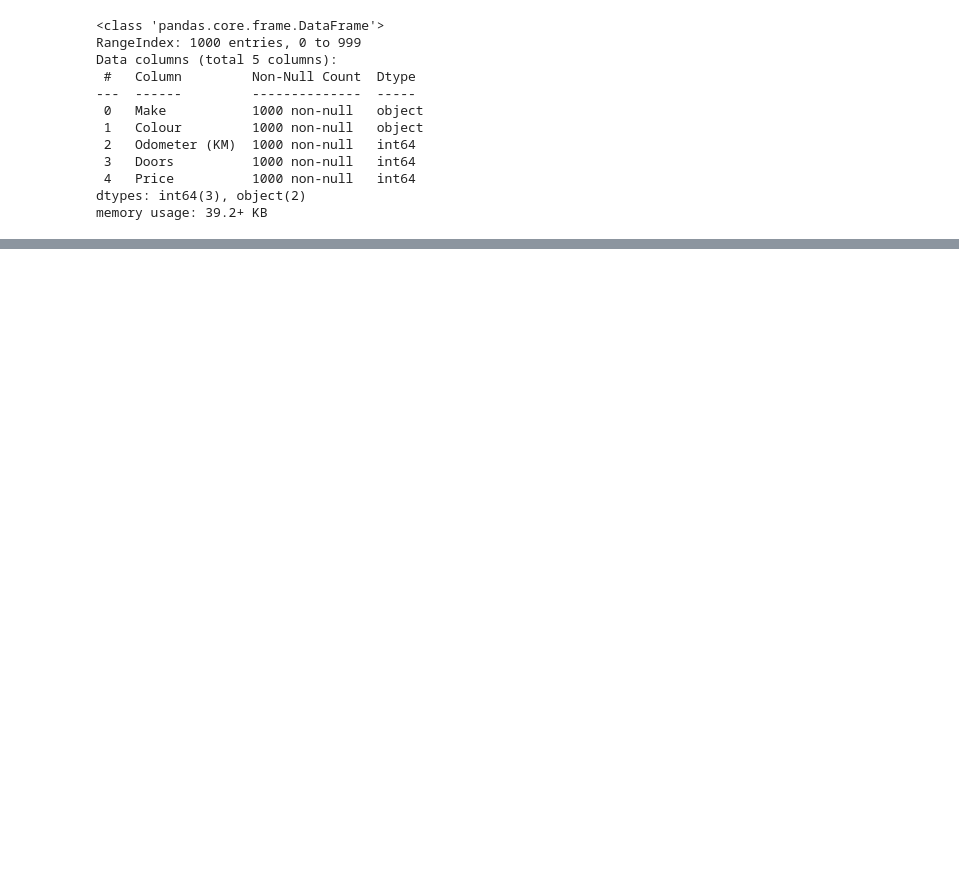
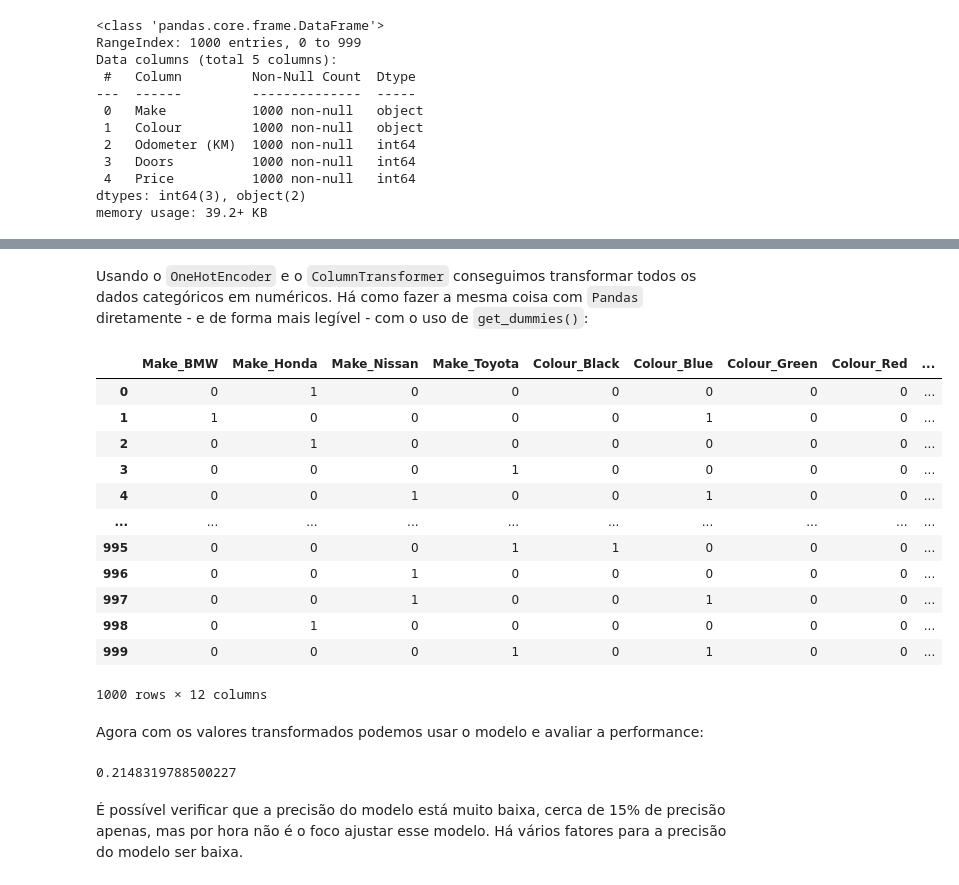
Before and after one commit to pesadaum/learning, a Jupyter notebook: courses/data-science-and-machine-learning-ztm/9_Scikit-learn/scikit_learn.ipynb, the cells around one changed output, grey strips where cells are left out. Saved outputs shown, nothing was run; the diff lists cells and outputs as text; code cells hidden in the pictures; blank space fills up the shorter version.

```diff
--- a/courses/data-science-and-machine-learning-ztm/9_Scikit-learn/scikit_learn.ipynb
+++ b/courses/data-science-and-machine-learning-ztm/9_Scikit-learn/scikit_learn.ipynb
@@ -125,0 +231,35 @@ memory usage: 39.2+ KB
+# %% [markdown]
+Usando o `OneHotEncoder` e  o `ColumnTransformer` conseguimos transformar todos os dados categóricos em numéricos. Há como fazer a mesma coisa com `Pandas` diretamente - e de forma mais legível - com o uso de `get_dummies()`:
+# %%
+# é necessário converter 'Doors' para um tipo não-numérico para que a função funcione.
+car_sales['Doors'] = car_sales['Doors'].astype(object)
+dummies = pd.get_dummies(car_sales[categorical_features])
+display(dummies)
+# %% [output]
+|  | Make_BMW | Make_Honda | Make_Nissan | Make_Toyota | Colour_Black | Colour_Blue | Colour_Green | Colour_Red | ... |
+| 0 | 0 | 1 | 0 | 0 | 0 | 0 | 0 | 0 | ... |
+| 1 | 1 | 0 | 0 | 0 | 0 | 1 | 0 | 0 | ... |
+| 2 | 0 | 1 | 0 | 0 | 0 | 0 | 0 | 0 | ... |
+| 3 | 0 | 0 | 0 | 1 | 0 | 0 | 0 | 0 | ... |
+| 4 | 0 | 0 | 1 | 0 | 0 | 1 | 0 | 0 | ... |
+| ... | ... | ... | ... | ... | ... | ... | ... | ... | ... |
+| 995 | 0 | 0 | 0 | 1 | 1 | 0 | 0 | 0 | ... |
+| 996 | 0 | 0 | 1 | 0 | 0 | 0 | 0 | 0 | ... |
+| 997 | 0 | 0 | 1 | 0 | 0 | 1 | 0 | 0 | ... |
+| 998 | 0 | 1 | 0 | 0 | 0 | 0 | 0 | 0 | ... |
+| 999 | 0 | 0 | 0 | 1 | 0 | 1 | 0 | 0 | ... |
+1000 rows × 12 columns
+# %% [markdown]
+Agora com os valores transformados podemos usar o modelo e avaliar a performance:
+# %%
+X_train, X_test, y_train, y_test = train_test_split(transf_X,y, test_size=0.2)
+
+np.random.seed(42) # Apenas para usar a mesma seed da aula
+model = RandomForestRegressor(n_estimators=10)
+model.fit(X_train, y_train)
+
+model.score(X_test,y_test)
+# %% [output]
+0.2148319788500227
+# %% [markdown]
+É possível verificar que a precisão do modelo está muito baixa, cerca de 15% de precisão apenas, mas por hora não é o foco ajustar esse modelo. Há vários fatores para a precisão do modelo ser baixa.
```
Also changed, not shown: parts of 10 cells of this notebook.
